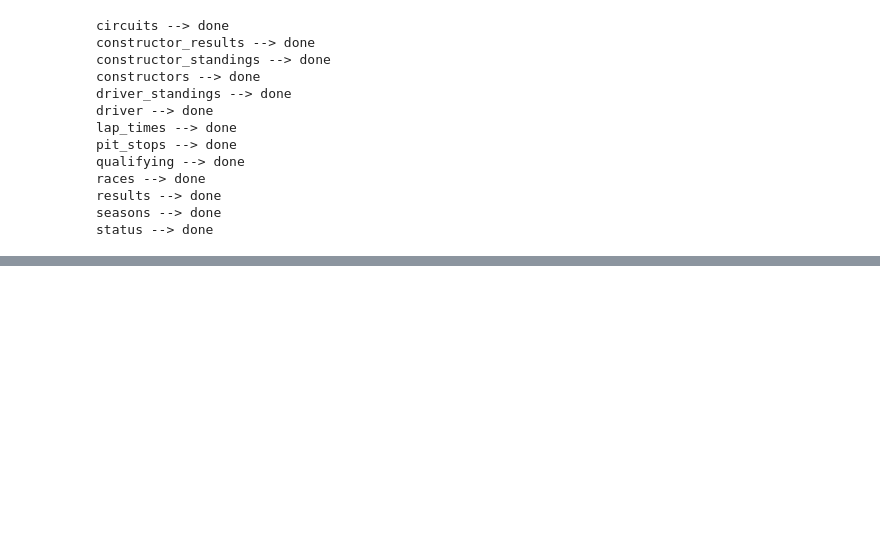
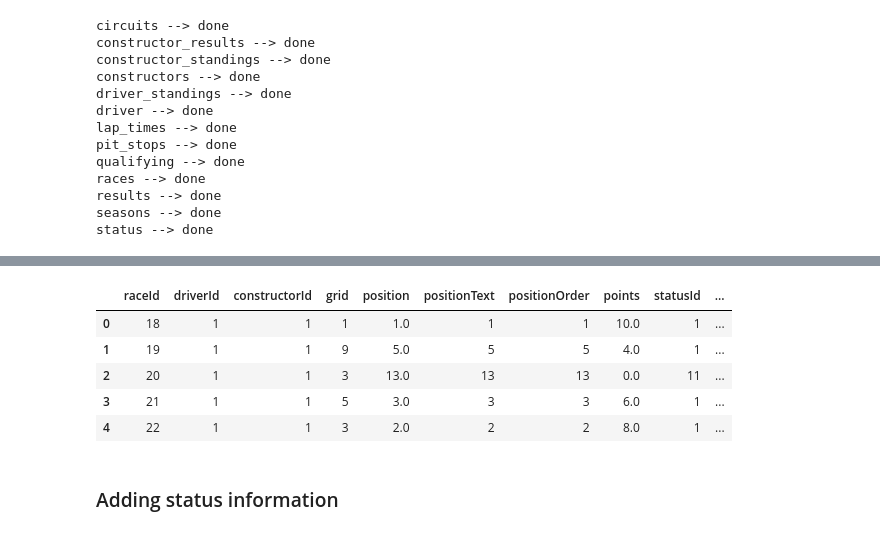
Before and after one commit to lennymd/formulaOne, a Jupyter notebook: analysis/notebooks/00-cleaning-data.ipynb, the cells around one changed output, grey strips where cells are left out. Saved outputs shown, nothing was run; the diff lists cells and outputs as text; code cells hidden in the pictures; blank space fills up the shorter version.

```diff
--- a/analysis/notebooks/00-cleaning-data.ipynb
+++ b/analysis/notebooks/00-cleaning-data.ipynb
@@ -81,0 +260,2 @@ If there is anything else I need to clean across the board, I will come back to
+# %%
+constructors = pd.read_csv("../data/working/constructors.csv")
@@ -81,0 +286,2 @@ If there is anything else I need to clean across the board, I will come back to
+# %%
+constructors_slice = constructors[["constructorId", "constructorRef", "name"]]
@@ -81,0 +290,2 @@ If there is anything else I need to clean across the board, I will come back to
+# %%
+constructors_slice = constructors_slice.rename(columns = {"name": "constructor"})
@@ -81,0 +301,13 @@ If there is anything else I need to clean across the board, I will come back to
+# %%
+master = master.merge(constructors_slice, on="constructorId")
+# %%
+master.head()
+# %% [output]
+|  | raceId | driverId | constructorId | grid | position | positionText | positionOrder | points | statusId | ... |
+| 0 | 18 | 1 | 1 | 1 | 1.0 | 1 | 1 | 10.0 | 1 | ... |
+| 1 | 19 | 1 | 1 | 9 | 5.0 | 5 | 5 | 4.0 | 1 | ... |
+| 2 | 20 | 1 | 1 | 3 | 13.0 | 13 | 13 | 0.0 | 11 | ... |
+| 3 | 21 | 1 | 1 | 5 | 3.0 | 3 | 3 | 6.0 | 1 | ... |
+| 4 | 22 | 1 | 1 | 3 | 2.0 | 2 | 2 | 8.0 | 1 | ... |
+# %% [markdown]
+### Adding status information
```
Also changed, not shown: parts of 49 cells of this notebook, 1 other file.
